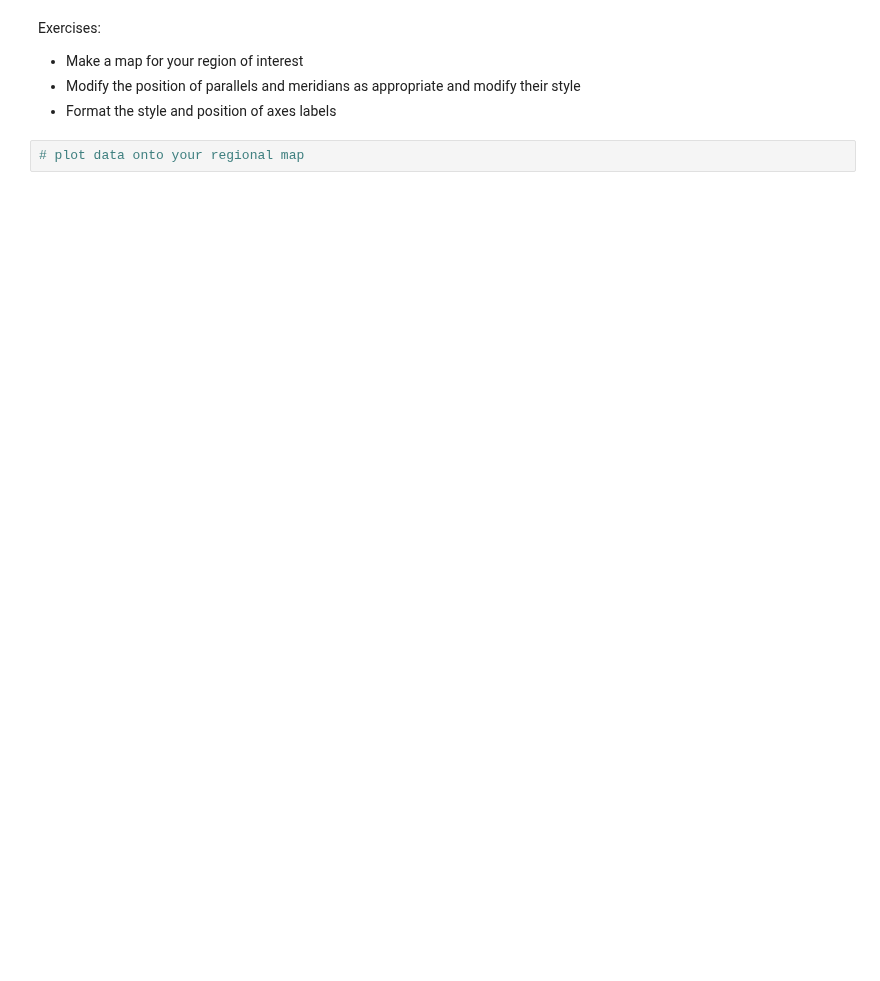
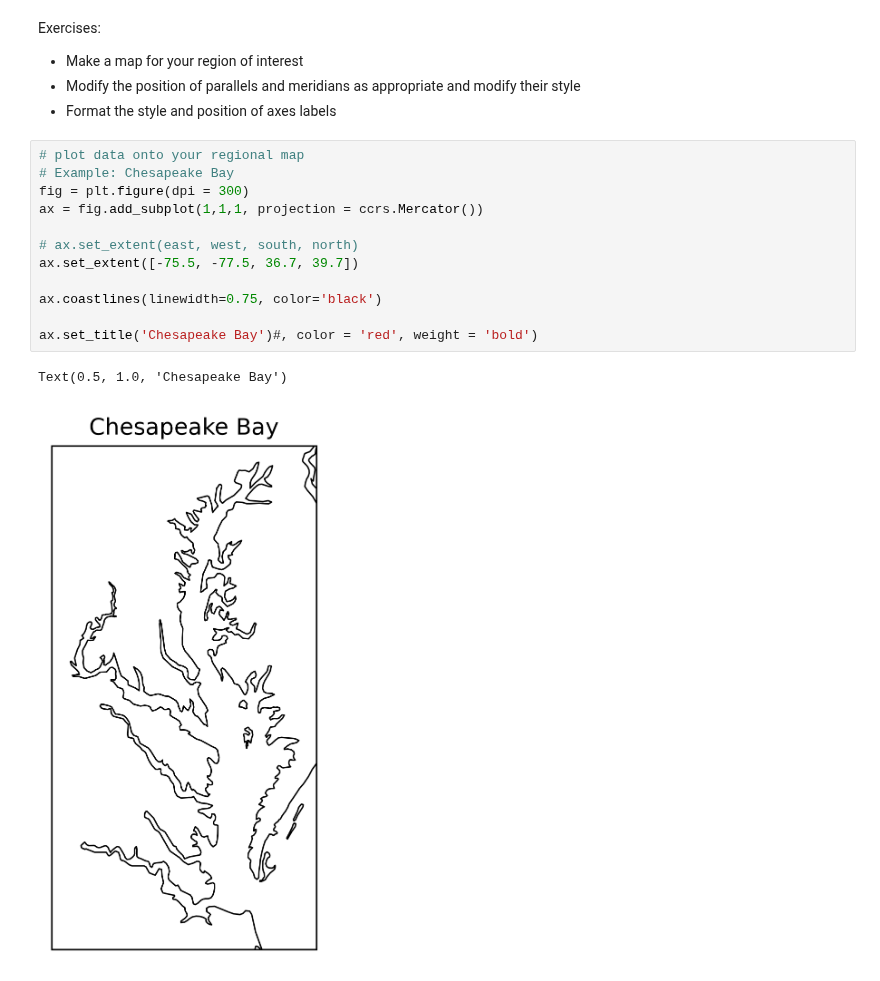
Before and after one commit to jessiesturner/OEAS805_envdatasci, a Jupyter notebook: notebooks/cartopy_example.ipynb, the cells around one changed output. Drawn from its saved outputs; the diff is of its cells as text; blank space fills up the shorter version.

```diff
--- a/notebooks/cartopy_example.ipynb
+++ b/notebooks/cartopy_example.ipynb
@@ -76,5 +77,18 @@ Exercises:
 * Make a map for your region of interest
 * Modify the position of parallels and meridians as appropriate and modify their style
 * Format the style and position of axes labels
-# %%
-# plot data onto your regional map
+# %%
+# plot data onto your regional map
+# Example: Chesapeake Bay
+fig = plt.figure(dpi = 300)
+ax = fig.add_subplot(1,1,1, projection = ccrs.Mercator())
+
+# ax.set_extent(east, west, south, north)
+ax.set_extent([-75.5, -77.5, 36.7, 39.7])
+
+ax.coastlines(linewidth=0.75, color='black')
+
+ax.set_title('Chesapeake Bay')#, color = 'red', weight = 'bold')
+# %% [output]
+Text(0.5, 1.0, 'Chesapeake Bay')
+[figure, added]
```
Also changed, not shown: parts of 2 cells of this notebook, 3 other files.
